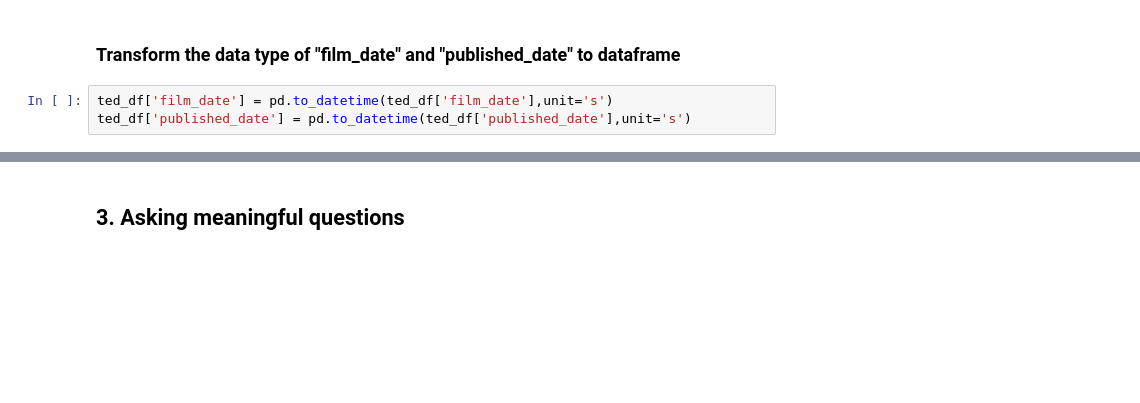
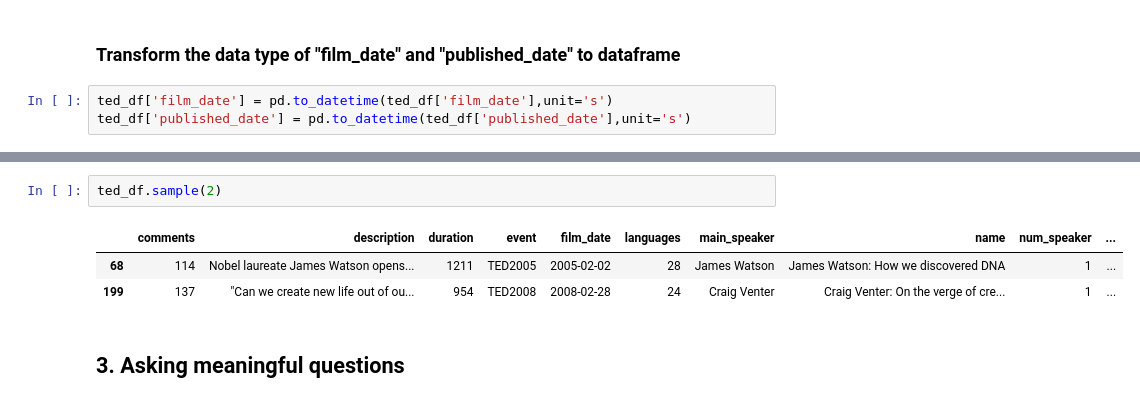
Before and after one commit to devlmhieu7521/LTKHDL_Final, a Jupyter notebook: project_final.ipynb, the cells around one changed output, grey strips where cells are left out. Cells and saved outputs as stored; diff of their text form; blank space fills up the shorter version.

```diff
--- a/project_final.ipynb
+++ b/project_final.ipynb
@@ -208,3 +208,9 @@ ted_df.sample()
+# %%
+ted_df.sample(2)
+# %% [output]
+|  | comments | description | duration | event | film_date | languages | main_speaker | name | num_speaker | ... |
+| 68 | 114 | Nobel laureate James Watson opens... | 1211 | TED2005 | 2005-02-02 | 28 | James Watson | James Watson: How we discovered DNA | 1 | ... |
+| 199 | 137 | "Can we create new life out of ou... | 954 | TED2008 | 2008-02-28 | 24 | Craig Venter | Craig Venter: On the verge of cre... | 1 | ... |
 # %% [markdown]
 ## 3. Asking meaningful questions
 # %% [markdown]
```
Also changed, not shown: parts of 34 cells of this notebook.
